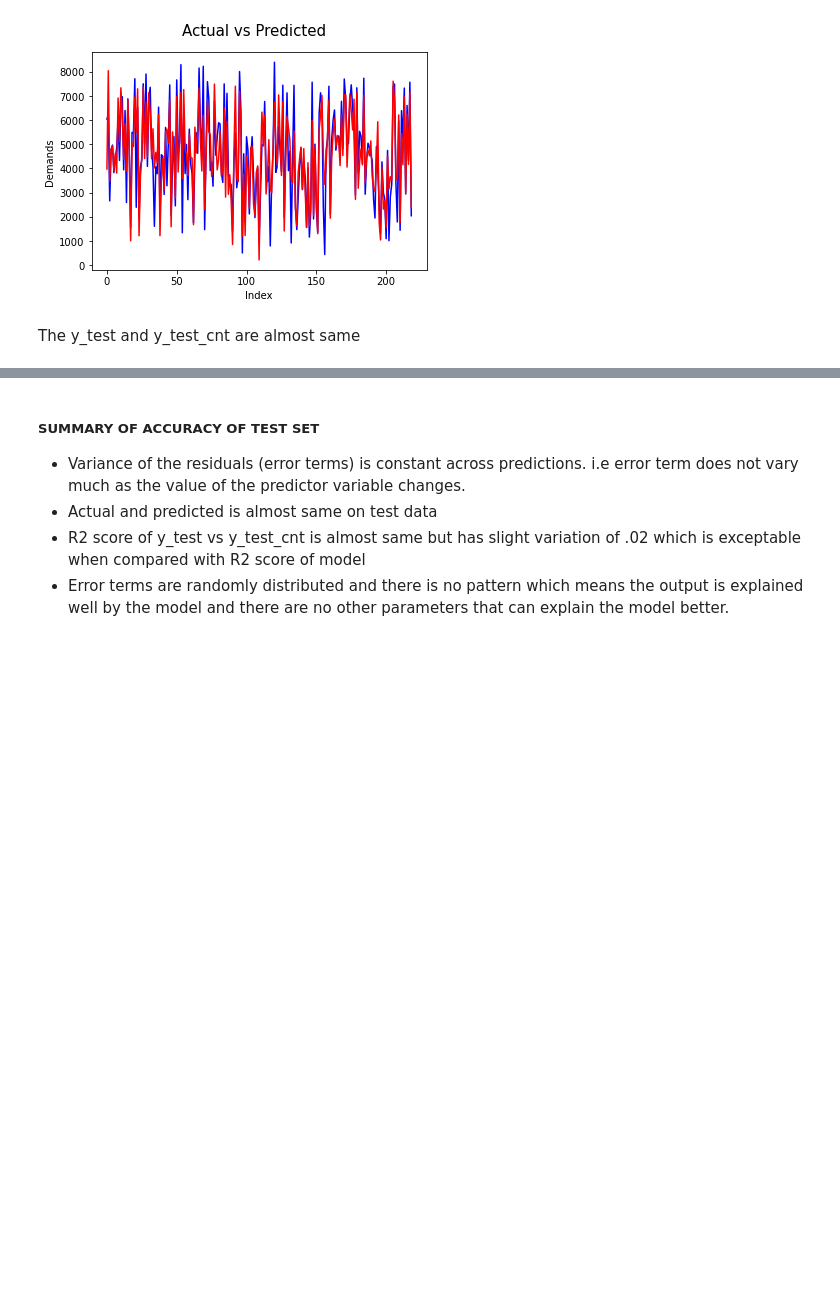
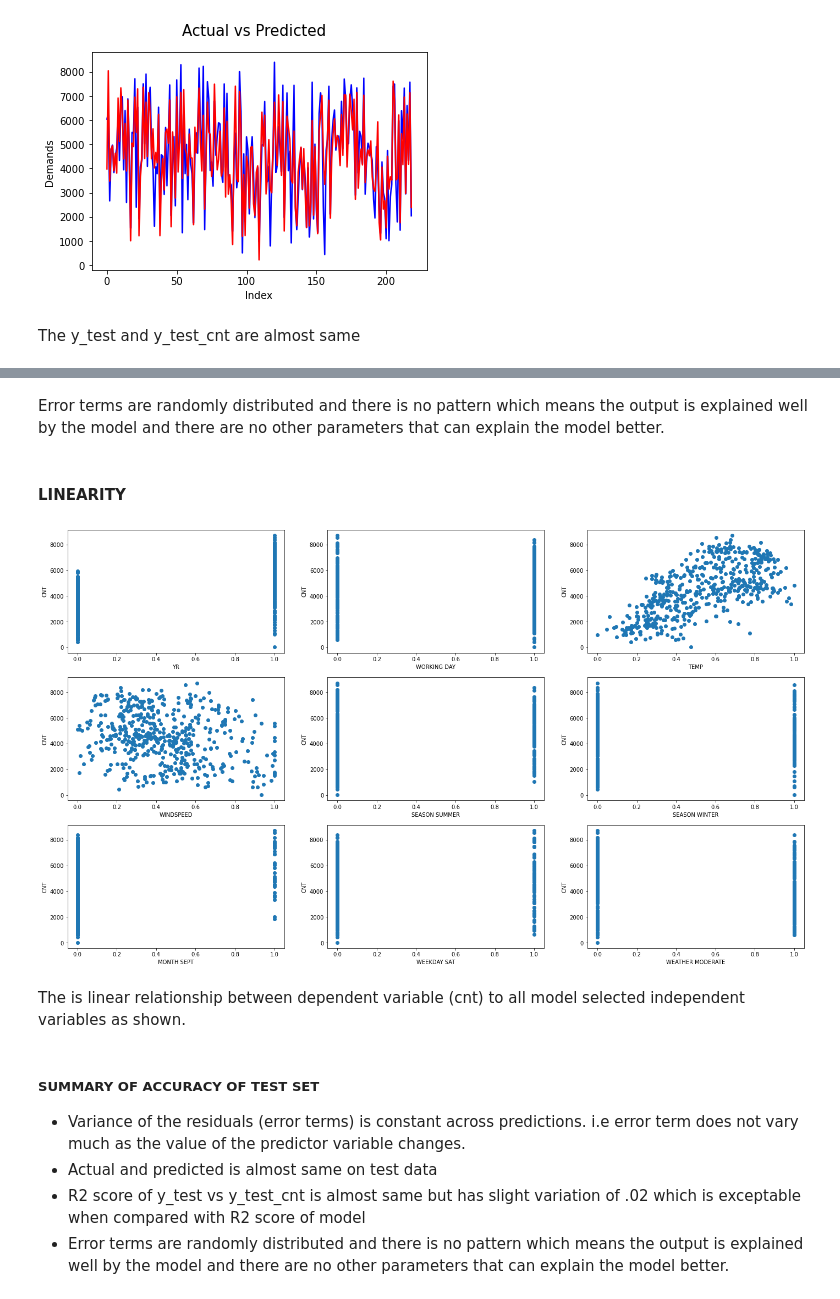
Before and after one commit to vaidehiu/Bikesharing-Vaidehi, a Jupyter notebook: Bikesharing-vaidehi.ipynb, the cells around one changed output, grey strips where cells are left out. Saved outputs shown, nothing was run; the diff lists cells and outputs as text; code cells hidden in the pictures; blank space fills up the shorter version.

```diff
--- a/Bikesharing-vaidehi.ipynb
+++ b/Bikesharing-vaidehi.ipynb
@@ -874,3 +886,55 @@ Error terms are randomly distributed and there is no pattern which means the out
+# %% [markdown]
+Error terms are randomly distributed and there is no pattern which means the output is explained well by the model and there are no other parameters that can explain the model better.
+# %% [markdown]
+#### LINEARITY
+# %%
+fig, ax = plt.subplots(nrows = 3, ncols = 3, figsize=(24, 14))
+ax[0][0].scatter(x = X_train['yr'], y = y_train)
+ax[0][0].set_xlabel("YR")
+ax[0][0].set_ylabel("CNT")
+
+ax[0][1].scatter(x = X_train['workingday'], y = y_train)
+ax[0][1].set_xlabel("WORKING DAY")
+ax[0][1].set_ylabel("CNT")
+
+ax[0][2].scatter(x = X_train['temp'], y = y_train)
+ax[0][2].set_xlabel("TEMP")
+ax[0][2].set_ylabel("CNT")
+
+ax[1][0].scatter(x = X_train['windspeed'], y = y_train)
+ax[1][0].set_xlabel("WINDSPEED")
+ax[1][0].set_ylabel("CNT")
+
+
+ax[1][1].scatter(x = X_train['season_summer'], y = y_train)
+ax[1][1].set_xlabel("SEASON SUMMER")
+ax[1][1].set_ylabel("CNT")
+
+
+
+ax[1][2].scatter(x = X_train['season_winter'], y = y_train)
+ax[1][2].set_xlabel("SEASON WINTER")
+ax[1][2].set_ylabel("CNT")
+
+
+ax[2][0].scatter(x = X_train['mnth_sept'], y = y_train)
+ax[2][0].set_xlabel("MONTH SEPT")
+ax[2][0].set_ylabel("CNT")
+
+
+ax[2][1].scatter(x = X_train['weekday_sat'], y = y_train)
+ax[2][1].set_xlabel("WEEKDAY SAT")
+ax[2][1].set_ylabel("CNT")
+
+
+ax[2][2].scatter(x = X_train['weathersit_moderate'], y = y_train)
+ax[2][2].set_xlabel("WEATHER MODERATE")
+ax[2][2].set_ylabel("CNT")
+plt.show()
+# %% [output]
+[figure, added]
+# %% [markdown]
+The is linear relationship between dependent variable (cnt) to all model selected independent variables as shown.
 # %% [markdown]
 ##### SUMMARY OF ACCURACY OF TEST SET
 - Variance of the residuals (error terms) is constant across predictions. i.e error term does not vary much as the value of the predictor variable changes.
```
Also changed, not shown: parts of 8 cells of this notebook.
